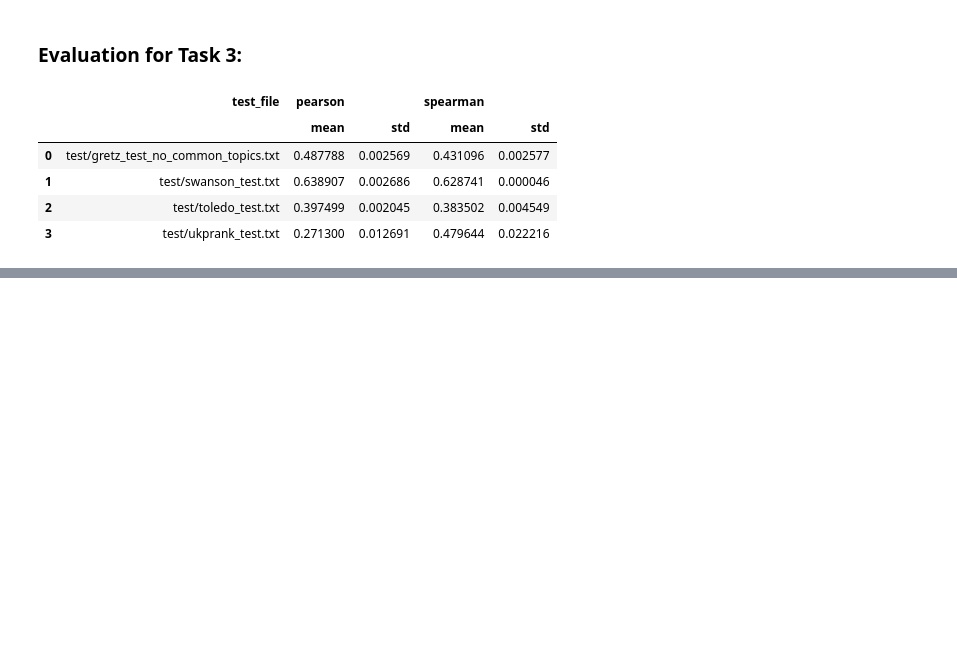
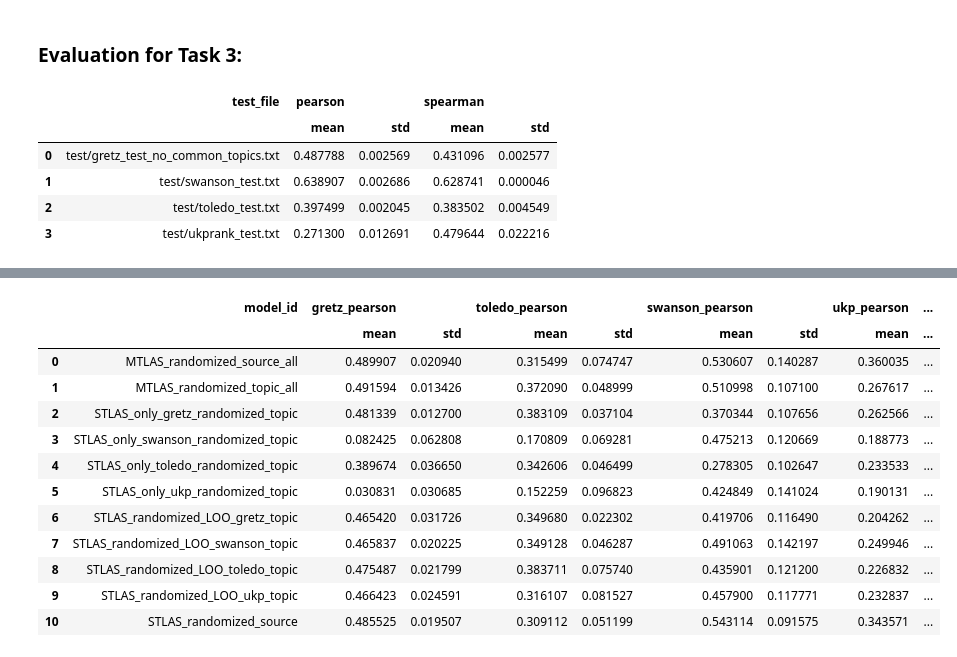
Before and after one commit to The-obsrvr/ArgStrength, a Jupyter notebook: evaluation report.ipynb, the cells around one changed output, grey strips where cells are left out. Drawn from its saved outputs; the diff is of its cells as text; code cells hidden in the pictures; blank space fills up the shorter version.

```diff
--- a/evaluation report.ipynb
+++ b/evaluation report.ipynb
@@ -160,0 +240,16 @@ data["labels"][0]
+# %%
+randomized_eval_agg1
+# %% [output]
+|  | model_id | gretz_pearson |  | toledo_pearson |  | swanson_pearson |  | ukp_pearson | ... |
+|  |  | mean | std | mean | std | mean | std | mean | ... |
+| 0 | MTLAS_randomized_source_all | 0.489907 | 0.020940 | 0.315499 | 0.074747 | 0.530607 | 0.140287 | 0.360035 | ... |
+| 1 | MTLAS_randomized_topic_all | 0.491594 | 0.013426 | 0.372090 | 0.048999 | 0.510998 | 0.107100 | 0.267617 | ... |
+| 2 | STLAS_only_gretz_randomized_topic | 0.481339 | 0.012700 | 0.383109 | 0.037104 | 0.370344 | 0.107656 | 0.262566 | ... |
+| 3 | STLAS_only_swanson_randomized_topic | 0.082425 | 0.062808 | 0.170809 | 0.069281 | 0.475213 | 0.120669 | 0.188773 | ... |
+| 4 | STLAS_only_toledo_randomized_topic | 0.389674 | 0.036650 | 0.342606 | 0.046499 | 0.278305 | 0.102647 | 0.233533 | ... |
+| 5 | STLAS_only_ukp_randomized_topic | 0.030831 | 0.030685 | 0.152259 | 0.096823 | 0.424849 | 0.141024 | 0.190131 | ... |
+| 6 | STLAS_randomized_LOO_gretz_topic | 0.465420 | 0.031726 | 0.349680 | 0.022302 | 0.419706 | 0.116490 | 0.204262 | ... |
+| 7 | STLAS_randomized_LOO_swanson_topic | 0.465837 | 0.020225 | 0.349128 | 0.046287 | 0.491063 | 0.142197 | 0.249946 | ... |
+| 8 | STLAS_randomized_LOO_toledo_topic | 0.475487 | 0.021799 | 0.383711 | 0.075740 | 0.435901 | 0.121200 | 0.226832 | ... |
+| 9 | STLAS_randomized_LOO_ukp_topic | 0.466423 | 0.024591 | 0.316107 | 0.081527 | 0.457900 | 0.117771 | 0.232837 | ... |
+| 10 | STLAS_randomized_source | 0.485525 | 0.019507 | 0.309112 | 0.051199 | 0.543114 | 0.091575 | 0.343571 | ... |
```
Also changed, not shown: parts of 16 cells of this notebook, 15 other files.
